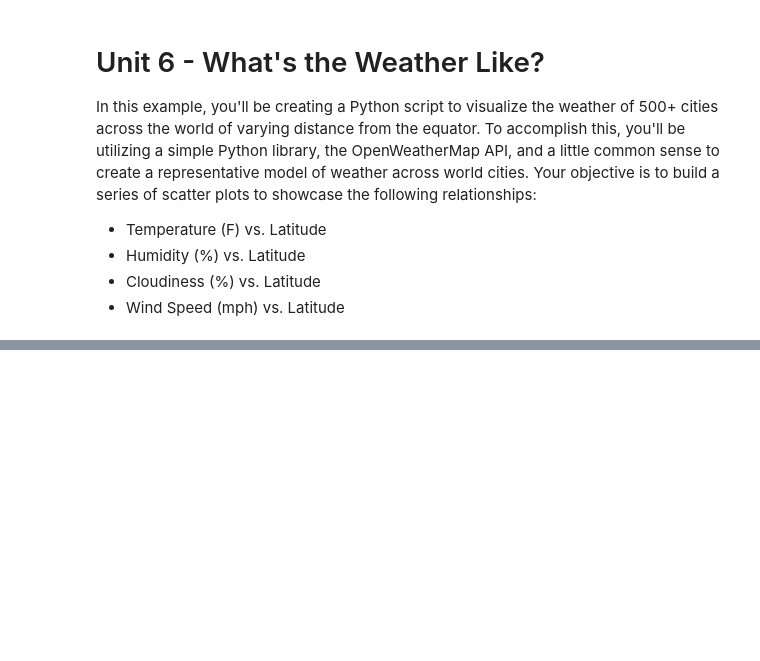
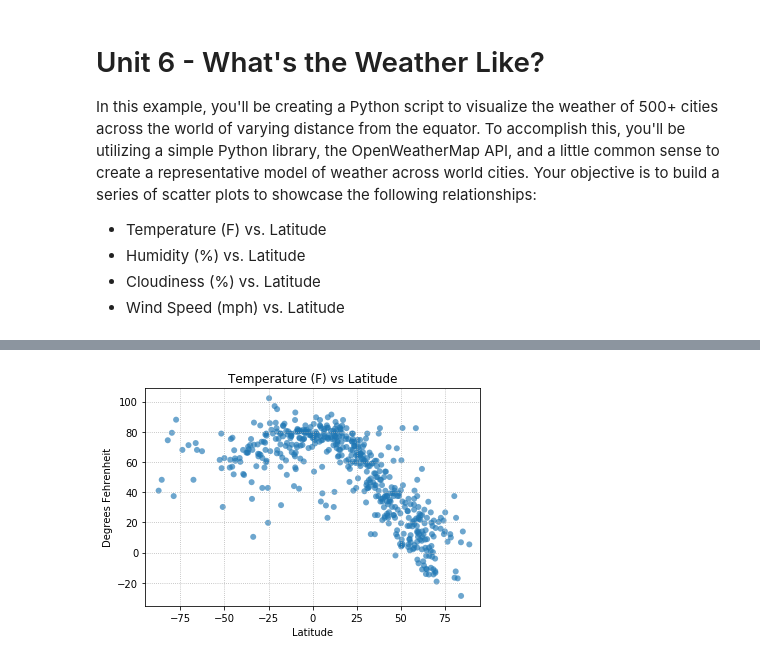
Before and after one commit to bmodie/Unit_6_WeatherPy, a Jupyter notebook: WeatherPy.ipynb, the cells around one changed output, grey strips where cells are left out. Cells and saved outputs as stored; diff of their text form; code cells hidden in the pictures; blank space fills up the shorter version.

```diff
--- a/WeatherPy.ipynb
+++ b/WeatherPy.ipynb
@@ -56,15 +40,22 @@ city_df = pd.DataFrame(city)
 url = "http://api.openweathermap.org/data/2.5/weather?"
 units = "imperial"
 
-query_url = f"{url}appid={api_key}&q={city}&unit={units}"
+# Counter
+row_count = 0
 
-for index,row in city_df.iterrows():
+for index,row in city_subset.iterrows():
+    time.sleep(1)
+    city = row["City"]
+    query_url = f"{url}appid={api_key}&q={city}&units={units}"
+    print("Now retrieving city number " + str(row_count))
     city_wx_response = requests.get(query_url)
     city_wx = city_wx_response.json()
-    city_final.set_value(index,"Latitude",city_wx.get("coord",{}).get("lat"))
-    city_final.set_value(index,"Longitude",city_wx.get("coord",{}).get("lon"))
-    city_final.set_value(index,"Temperature",city_wx.get("main",{}).get("temp_max"))
-    city_final.set_value(index,"Humidity",city_wx.get("main",{}).get("humidity"))
-    city_final.set_value(index,"Cloudiness",city_wx.get("clouds",{}).get("all"))
-    city_final.set_value(index,"Wind speed",city_wx.get("wind",{}).get("speed"))
+#     city_list.set_value(index,"Latitude",city_wx.get("coord",{}).get("lat"))
+#     city_list.set_value(index,"Longitude",city_wx.get("coord",{}).get("lon"))
+    city_subset.set_value(index,"Temperature",city_wx.get("main",{}).get("temp_max"))
+    city_subset.set_value(index,"Humidity",city_wx.get("main",{}).get("humidity"))
+    city_subset.set_value(index,"Cloudiness",city_wx.get("clouds",{}).get("all"))
+    city_subset.set_value(index,"Wind speed",city_wx.get("wind",{}).get("speed"))
+
+    row_count += 1
 # %% [output]
@@ -71,0 +79,6 @@ JSONDecodeError: Expecting value: line 1 column 1 (char 0)
+# %%
+# drop cities with NaN and send to CSV
+city_final = city_subset.dropna(how='any')
+city_final = city_final.sample(500)
+
+city_final.to_csv("City_Weather_Data.csv")
@@ -71,0 +96,16 @@ JSONDecodeError: Expecting value: line 1 column 1 (char 0)
+# %%
+# Build a scatter plot for each data type
+plt.scatter(city_final["Latitude"], city_final["Temperature"], edgecolor="none", linewidths=0.5, marker="o", alpha=0.65)
+# Incorporate the other graph properties
+plt.title("Temperature (F) vs Latitude")
+plt.ylabel("Degrees Fehrenheit")
+plt.xlabel("Latitude")
+plt.grid(linestyle='dotted')
+plt.xlim([-95, 95])
+
+# Save the figure
+plt.savefig("TempvsLat.png")
+
+plt.show()
+# %% [output]
+[figure, added]
```
Also changed, not shown: parts of 12 cells of this notebook, 8 other files.
